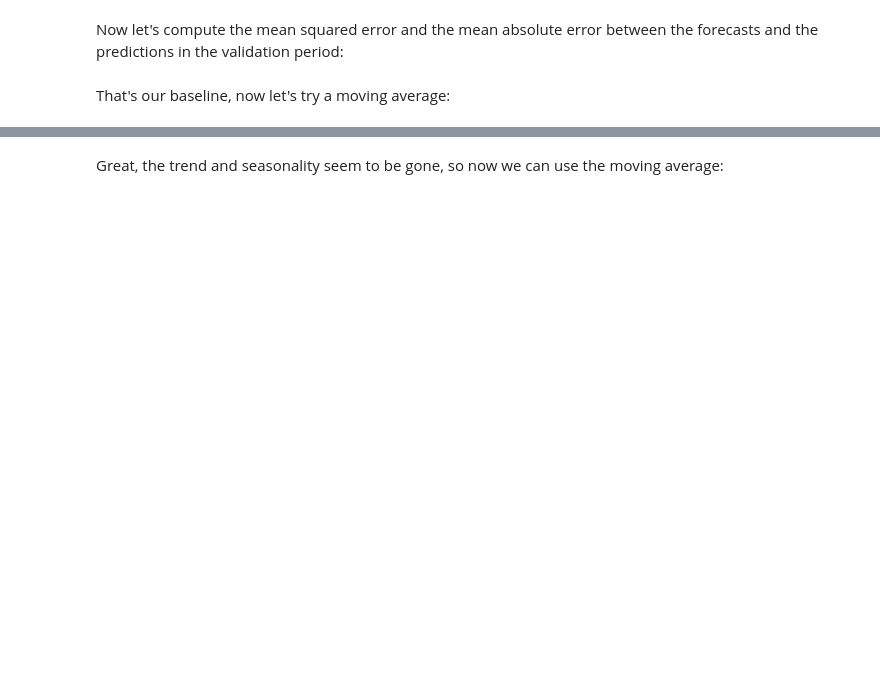
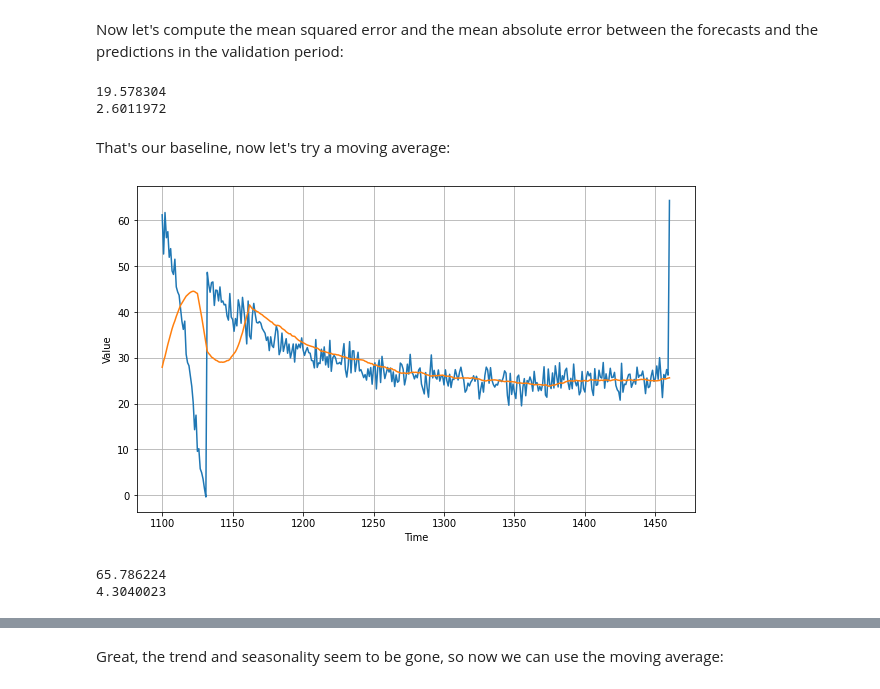
Before and after one commit to gmortuza/tensorflow_specialization, a Jupyter notebook: 4. Sequences, Time Series and Prediction/Week 1/Programming assignment/Week_1_Exercise_Question.ipynb, the cells around one changed output, grey strips where cells are left out. Drawn from its saved outputs; the diff is of its cells as text; code cells hidden in the pictures; blank space fills up the shorter version.

```diff
--- a/4. Sequences, Time Series and Prediction/Week 1/Programming assignment/Week_1_Exercise_Question.ipynb
+++ b/4. Sequences, Time Series and Prediction/Week 1/Programming assignment/Week_1_Exercise_Question.ipynb
@@ -120,18 +118,32 @@ print(# YOUR CODE HERE)
+# %%
+print(tf.keras.metrics.mean_squared_error(x_valid, naive_forecast).numpy())
+print(tf.keras.metrics.mean_absolute_error(x_valid, naive_forecast).numpy())
+# Expected Output
+# 19.578304
+# 2.6011968
+# %% [output]
+19.578304
+2.6011972
 # %% [markdown]
 That's our baseline, now let's try a moving average:
 # %%
 def moving_average_forecast(series, window_size):
   """Forecasts the mean of the last few values.
      If window_size=1, then this is equivalent to naive forecast"""
-  # YOUR CODE HERE
+  forecast = []
+  for time in range(len(series) - window_size):
+    forecast.append(series[time:time + window_size].mean())
+  return np.array(forecast)
 # %%
-moving_avg = moving_average_forecast(# YOUR CODE HERE)[# YOUR CODE HERE]
+moving_avg = moving_average_forecast(series, 30)[split_time - 30:]
 
 plt.figure(figsize=(10, 6))
 plot_series(time_valid, x_valid)
 plot_series(time_valid, moving_avg)
 
 # EXPECTED OUTPUT
 # CHart with time series from 1100->1450+ on X
 # Time series plotted
 # Moving average plotted over it
+# %% [output]
+[figure, added]
@@ -144 +150,10 @@ print(# YOUR CODE HERE)
+# %%
+print(tf.keras.metrics.mean_squared_error(x_valid, moving_avg).numpy())
+print(tf.keras.metrics.mean_absolute_error(x_valid, moving_avg).numpy())
+# EXPECTED OUTPUT
+# 65.786224
+# 4.3040023
+# %% [output]
+65.786224
+4.3040023
 # %%
```
Also changed, not shown: parts of 13 cells of this notebook.
